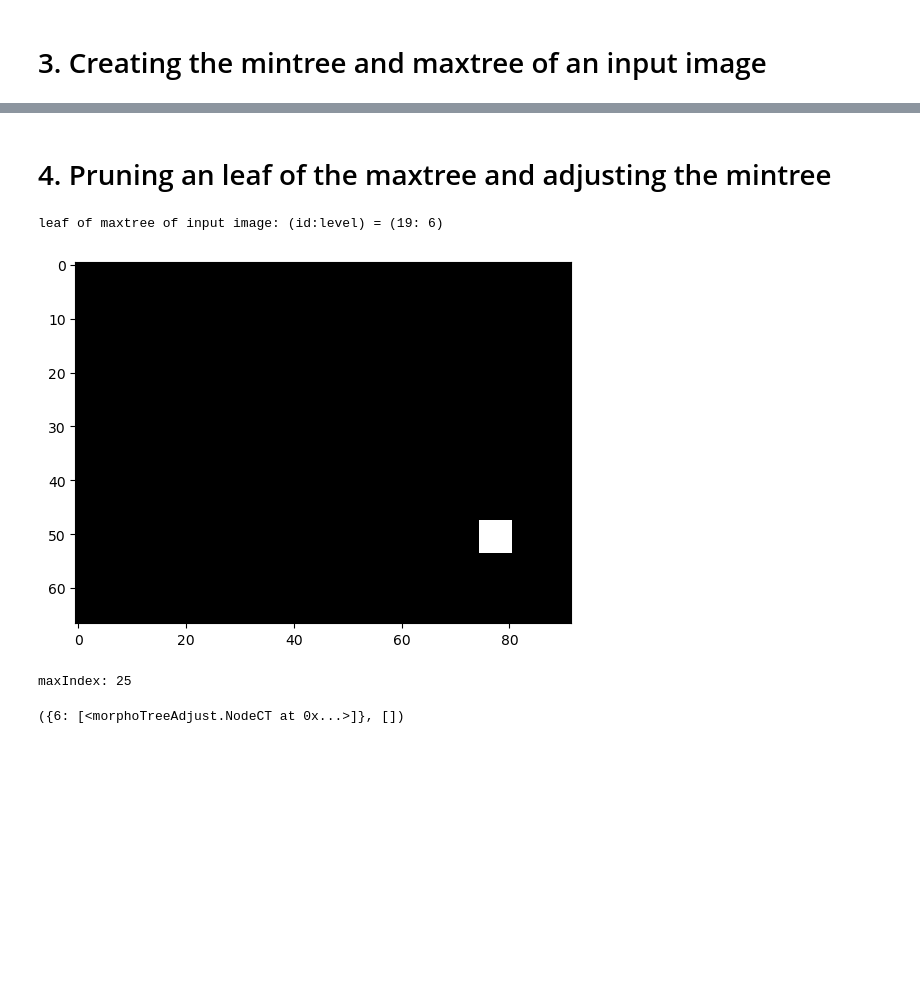
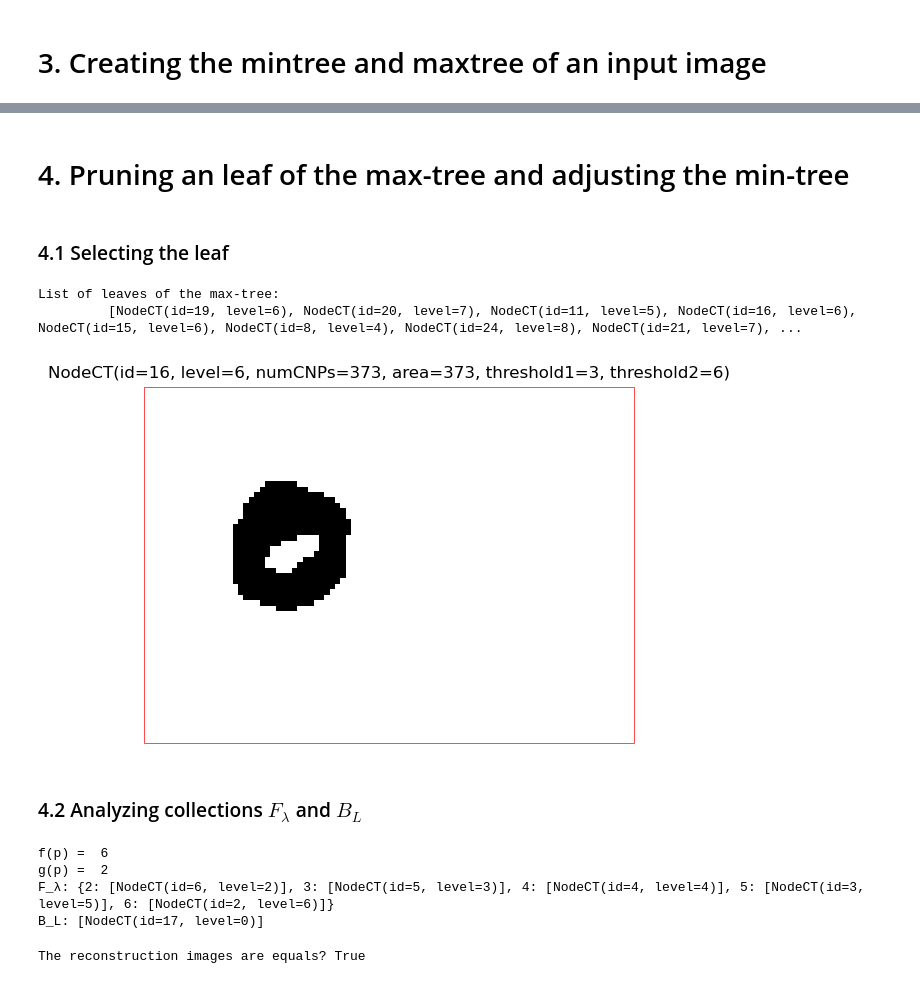
Before and after one commit to wonderalexandre/MorphoTreeAdjust, a Jupyter notebook: morphoTreeAdjust/morphoTreeAdjust_example.ipynb, the cells around one changed output, grey strips where cells are left out. Drawn from its saved outputs; the diff is of its cells as text; code cells hidden in the pictures; blank space fills up the shorter version.

```diff
--- a/morphoTreeAdjust/morphoTreeAdjust_example.ipynb
+++ b/morphoTreeAdjust/morphoTreeAdjust_example.ipynb
@@ -57,5 +98,5 @@ printTree = PrettyPrintTree(
 # %%
-img_f = np.array([
+img_jmiv = np.array([
     [6,6,6,6,6,6,6,6,6,6,6,6,6,6,6,6,6,6,6,1,1,1,1,1,1,1,0,0,0,0,0,0,0,0,1,1,1,1,1,1,6,6,6,6,6,6,6,6,6,6,5,5,5,5,2,2,2,2,2,2,2,1,1,1,1,1,1,1,1,1,1,1,1,1,1,0,0,0,0,0,0,0,0,7,7,7,7,7,7,7,7,7],
     [6,6,6,6,6,6,6,6,6,6,6,6,6,6,6,6,6,6,6,1,1,1,1,1,1,1,0,0,0,0,0,0,0,0,1,1,1,1,1,1,6,6,6,6,6,6,6,6,6,6,5,5,5,5,2,2,2,2,2,2,2,1,1,1,1,1,1,1,1,1,1,1,1,1,1,0,0,0,0,0,0,0,0,7,7,7,7,7,7,7,7,7],
     [6,6,6,6,6,6,6,6,6,6,6,6,6,6,6,6,6,6,6,1,1,1,1,1,1,1,0,0,0,0,0,0,0,0,1,1,1,1,1,1,6,6,6,6,6,6,6,6,6,6,5,5,5,5,2,2,2,2,2,2,2,1,1,1,1,1,1,1,1,1,1,1,1,1,1,0,0,0,0,0,0,0,0,7,7,7,7,7,7,7,7,7],
@@ -126,10 +167,15 @@ img_f = np.array([
 ])
 
 
-num_rows, num_cols = img_f.shape
-img_f_vector = img_f.ravel()
+num_rows, num_cols = img_jmiv.shape
+img_jmiv_vector = img_jmiv.ravel()
 
-maxtree = mta.ComponentTree(img_f_vector, num_rows, num_cols, True, 1.5)
-mintree = mta.ComponentTree(img_f_vector, num_rows, num_cols, False, 1.5)
-plt.imshow(img_f, cmap='gray')
+maxtree = mta.ComponentTree(img_jmiv_vector, num_rows, num_cols, True, 1.5)
+mintree = mta.ComponentTree(img_jmiv_vector, num_rows, num_cols, False, 1.5)
+
+showLevelSets(img_jmiv)
+print("\n\n")
+showTree(mintree)
+print("\n\n")
+showTree(maxtree)
 # %% [output]
@@ -242,27 +217,38 @@ Mintree of the input image
 # %% [markdown]
-# 4. Pruning an leaf of the maxtree and adjusting the mintree
+# 4. Pruning an leaf of the max-tree and adjusting the min-tree
+# %% [markdown]
+### 4.1 Selecting the leaf
 # %%
-leaves = maxtree.leaves()
-Lmax = leaves[0]
-plt.imshow(maxtree.recNode(Lmax).reshape(num_rows, num_cols), cmap='gray')
-print(f'leaf of maxtree of input image: (id:level) = ({Lmax.id}: {Lmax.level})')
+leaves_maxtree = maxtree.leaves()
+print("List of leaves of the max-tree:\n\t", leaves_maxtree, "\n")
+
+Lmax = leaves_maxtree[3]
+showNode(Lmax)
 # %% [output]
-leaf of maxtree of input image: (id:level) = (19: 6)
+List of leaves of the max-tree:
+         [NodeCT(id=19, level=6), NodeCT(id=20, level=7), NodeCT(id=11, level=5), NodeCT(id=16, level=6), NodeCT(id=15, level=6), NodeCT(id=8, level=4), NodeCT(id=24, level=8), NodeCT(id=21, level=7), ...
-[figure, old version]
+[figure, new version]
+# %% [markdown]
+### 4.2 Analyzing collections $F_\lambda$ and $B_L$
 # %%
-#first adjust the mintree
 adjust = mta.ComponentTreeAdjustment(mintree, maxtree)
 
 flatZone = Lmax.cnps
-newGrayLevel = Lmax.level
-type_tree = False #False=mintree and True=maxtree
-(mapF, B_L) = adjust.buildCollections(mintree, flatZone, newGrayLevel, type_tree)
+oldGrayLevel = Lmax.level
+newGrayLevel = Lmax.parent.level
+type_treeBeUpdated = False #False=mintree and True=maxtree
+
+(mapF, B_L) = adjust.buildCollections(mintree, flatZone, newGrayLevel, type_treeBeUpdated)
+
+print("f(p) = ", oldGrayLevel)
+print("g(p) = ", newGrayLevel)
+print("F_λ:", mapF)
+print("B_L:", B_L)
 # %% [output]
-maxIndex: 25
+f(p) =  6
+g(p) =  2
+F_λ: {2: [NodeCT(id=6, level=2)], 3: [NodeCT(id=5, level=3)], 4: [NodeCT(id=4, level=4)], 5: [NodeCT(id=3, level=5)], 6: [NodeCT(id=2, level=6)]}
+B_L: [NodeCT(id=17, level=0)]
-# %%
-mapF, B_L
-# %% [output]
-({6: [<morphoTreeAdjust.NodeCT at 0x...>]}, [])
 # %%
 
 adjust.updateTree(mintree, Lmax)
@@ -275,4 +261,6 @@ img_g_vector_maxtree = maxtree.reconstructionImage()
 img_g_vector_mintree = mintree.reconstructionImage()
 
 print("The reconstruction images are equals?", (img_g_vector_maxtree == img_g_vector_mintree).all() )
+# %% [output]
+The reconstruction images are equals? True
 # %%
```
Also changed, not shown: parts of 16 cells of this notebook, 13 other files.
